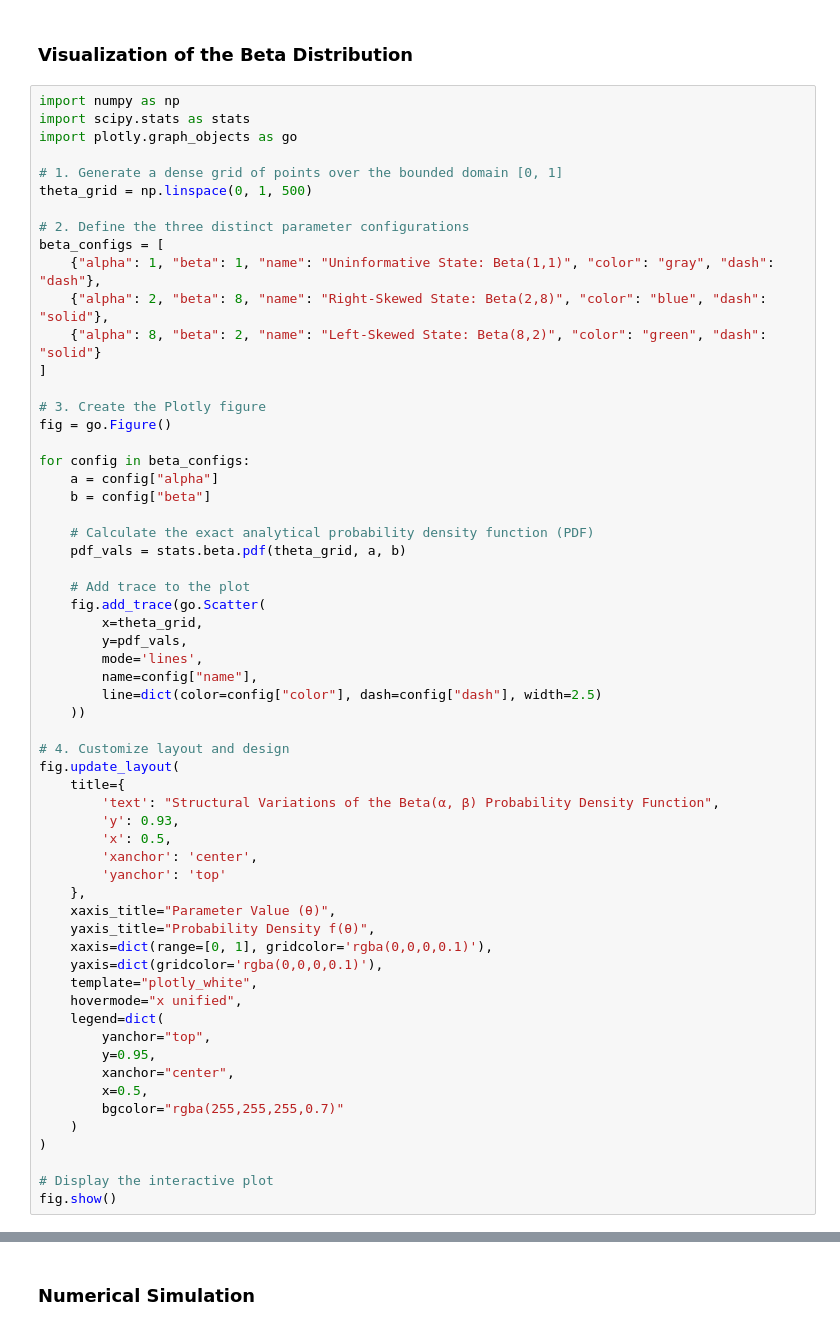
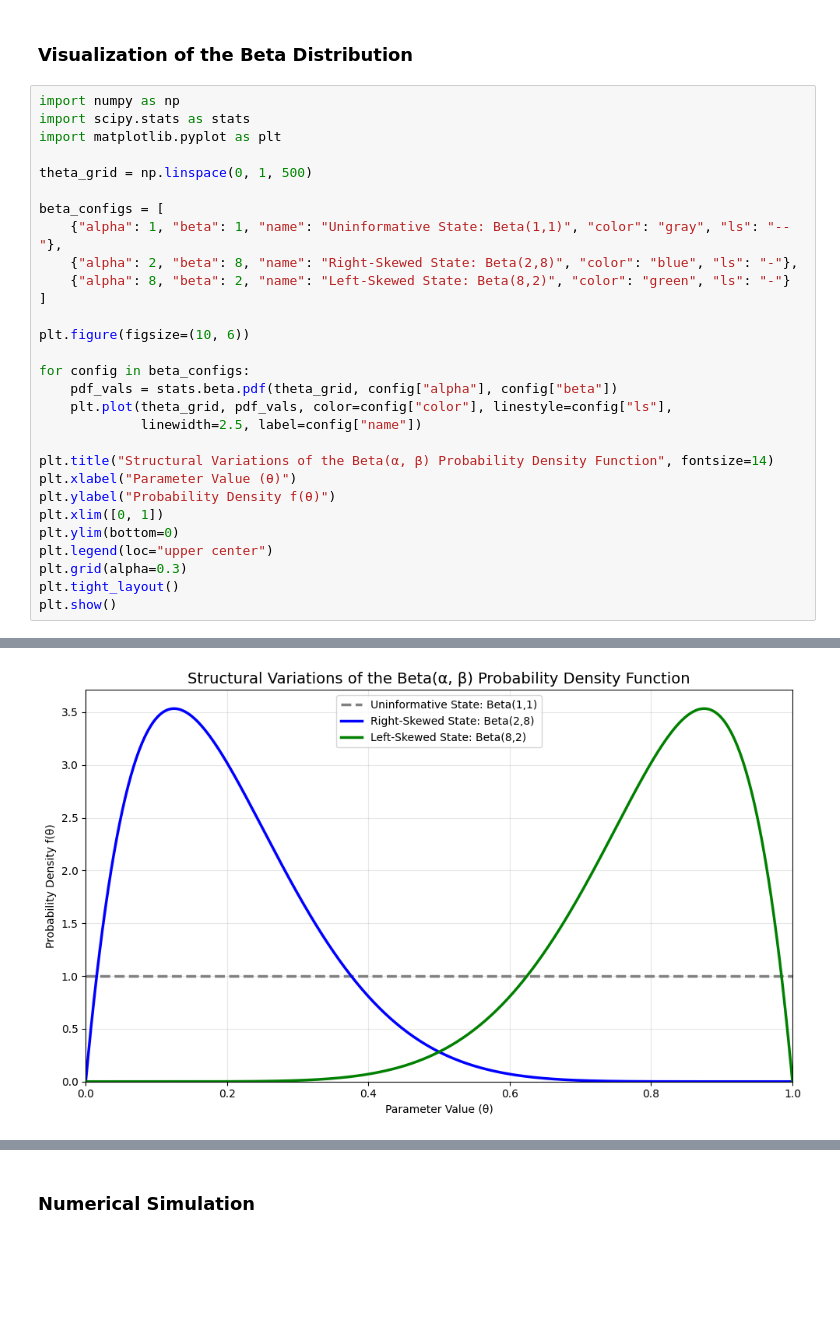
Before and after one commit to Kushen23/Statistical-Learning-e23290, a Jupyter notebook: Assignment_7c_Item_Response_Prediction_and_Click_Through_Rate_Prediction.ipynb, the cells around one changed output, grey strips where cells are left out. Saved outputs shown, nothing was run; the diff lists cells and outputs as text; blank space fills up the shorter version.

```diff
--- a/Assignment_7c_Item_Response_Prediction_and_Click_Through_Rate_Prediction.ipynb
+++ b/Assignment_7c_Item_Response_Prediction_and_Click_Through_Rate_Prediction.ipynb
@@ -421,61 +320,30 @@ Suppose the advertisement's true, hidden click-through rate is $\theta_{\text{tr
 # %%
 import numpy as np
 import scipy.stats as stats
-import plotly.graph_objects as go
+import matplotlib.pyplot as plt
 
-# 1. Generate a dense grid of points over the bounded domain [0, 1]
 theta_grid = np.linspace(0, 1, 500)
 
-# 2. Define the three distinct parameter configurations
 beta_configs = [
-    {"alpha": 1, "beta": 1, "name": "Uninformative State: Beta(1,1)", "color": "gray", "dash": "dash"},
-    {"alpha": 2, "beta": 8, "name": "Right-Skewed State: Beta(2,8)", "color": "blue", "dash": "solid"},
-    {"alpha": 8, "beta": 2, "name": "Left-Skewed State: Beta(8,2)", "color": "green", "dash": "solid"}
+    {"alpha": 1, "beta": 1, "name": "Uninformative State: Beta(1,1)", "color": "gray", "ls": "--"},
+    {"alpha": 2, "beta": 8, "name": "Right-Skewed State: Beta(2,8)", "color": "blue", "ls": "-"},
+    {"alpha": 8, "beta": 2, "name": "Left-Skewed State: Beta(8,2)", "color": "green", "ls": "-"}
 ]
 
-# 3. Create the Plotly figure
-fig = go.Figure()
+plt.figure(figsize=(10, 6))
 
 for config in beta_configs:
-    a = config["alpha"]
-    b = config["beta"]
+    pdf_vals = stats.beta.pdf(theta_grid, config["alpha"], config["beta"])
+    plt.plot(theta_grid, pdf_vals, color=config["color"], linestyle=config["ls"],
+             linewidth=2.5, label=config["name"])
 
-    # Calculate the exact analytical probability density function (PDF)
-    pdf_vals = stats.beta.pdf(theta_grid, a, b)
-
-    # Add trace to the plot
-    fig.add_trace(go.Scatter(
-        x=theta_grid,
-        y=pdf_vals,
-        mode='lines',
-        name=config["name"],
-        line=dict(color=config["color"], dash=config["dash"], width=2.5)
-    ))
-
-# 4. Customize layout and design
-fig.update_layout(
-    title={
-        'text': "Structural Variations of the Beta(α, β) Probability Density Function",
-        'y': 0.93,
-        'x': 0.5,
-        'xanchor': 'center',
-        'yanchor': 'top'
-    },
-    xaxis_title="Parameter Value (θ)",
-    yaxis_title="Probability Density f(θ)",
-    xaxis=dict(range=[0, 1], gridcolor='rgba(0,0,0,0.1)'),
-    yaxis=dict(gridcolor='rgba(0,0,0,0.1)'),
-    template="plotly_white",
-    hovermode="x unified",
-    legend=dict(
-        yanchor="top",
-        y=0.95,
-        xanchor="center",
-        x=0.5,
-        bgcolor="rgba(255,255,255,0.7)"
-    )
-)
-
-# Display the interactive plot
-fig.show()
+plt.title("Structural Variations of the Beta(α, β) Probability Density Function", fontsize=14)
+plt.xlabel("Parameter Value (θ)")
+plt.ylabel("Probability Density f(θ)")
+plt.xlim([0, 1])
+plt.ylim(bottom=0)
+plt.legend(loc="upper center")
+plt.grid(alpha=0.3)
+plt.tight_layout()
+plt.show()
 # %% [output]
@@ -483,3 +350,4 @@ fig.show()
+[figure, added]
 # %% [markdown]
 ### Sequential Likelihood and Joint History
 
```
Also changed, not shown: parts of 7 cells of this notebook.
